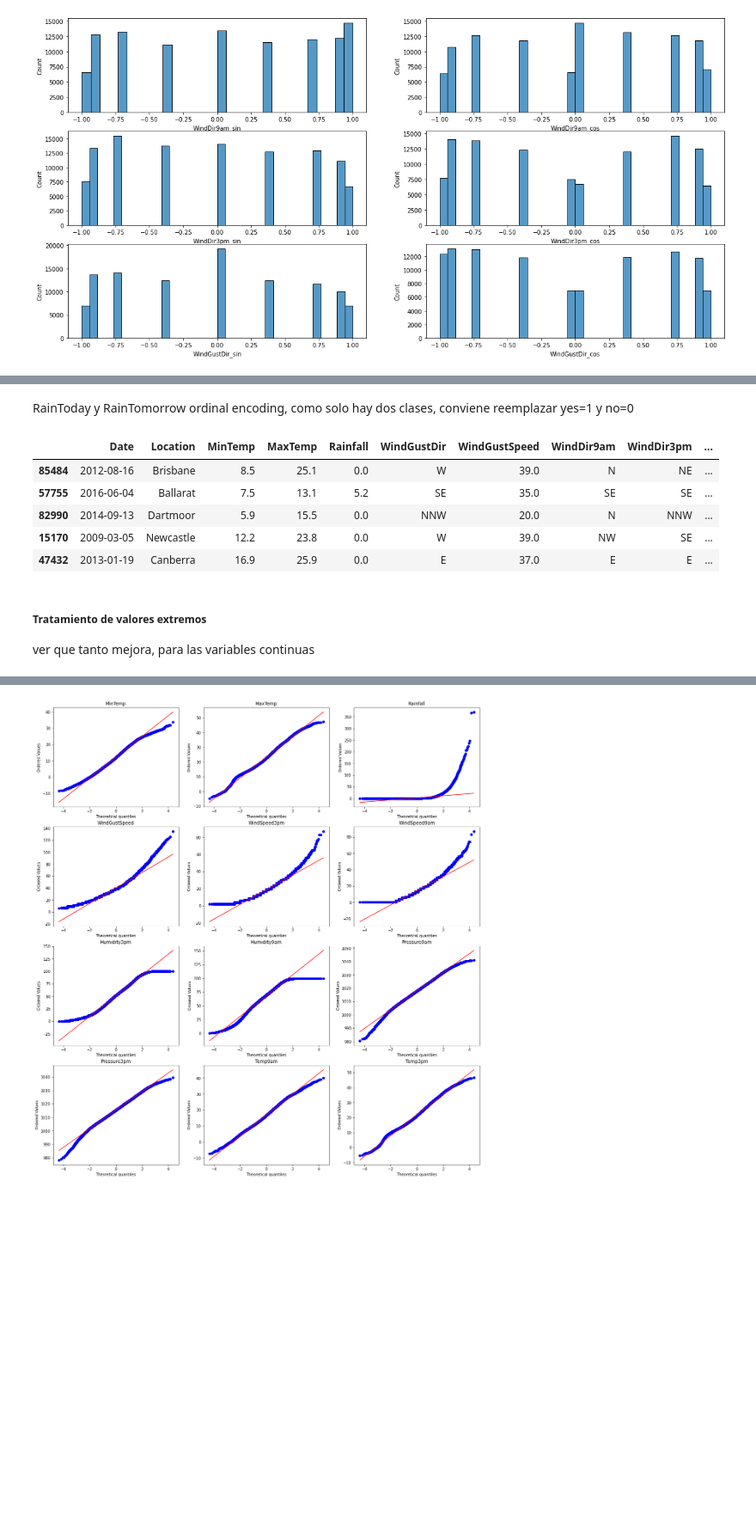
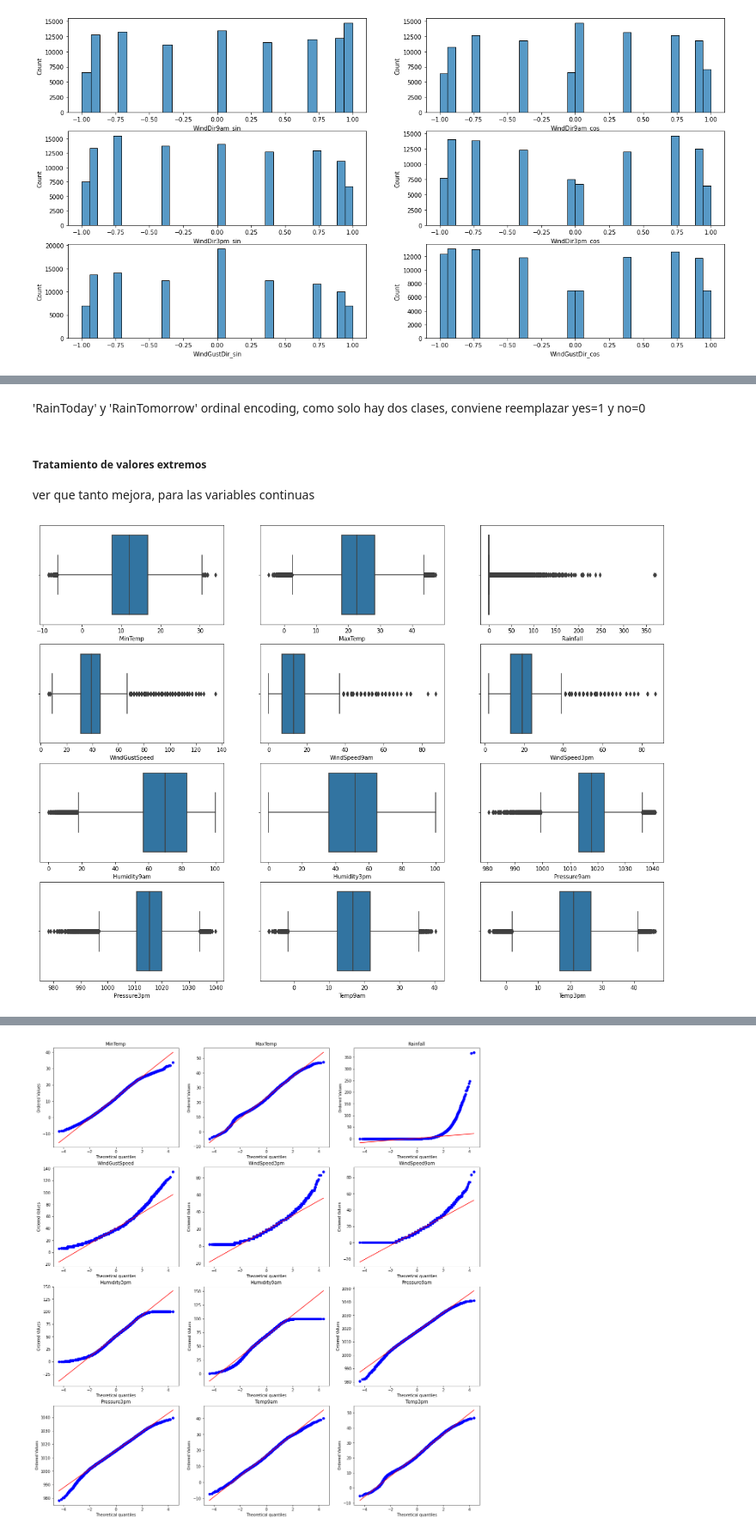
Before and after one commit to freddy120/ad_ceia, a Jupyter notebook: notebooks/tpintegrador/TP Integrador Análisis de datos.ipynb, the cells around one changed output, grey strips where cells are left out. Shown at 86% size. Saved outputs shown, nothing was run; the diff lists cells and outputs as text; code cells hidden in the pictures; blank space fills up the shorter version.

```diff
--- a/notebooks/tpintegrador/TP Integrador Análisis de datos.ipynb
+++ b/notebooks/tpintegrador/TP Integrador Análisis de datos.ipynb
@@ -793,18 +670,23 @@ train_df[['WindDir3pm_sin', 'WindDir3pm_cos']].describe()
 # %% [markdown]
-RainToday y RainTomorrow
+'RainToday' y 'RainTomorrow'
 ordinal encoding, como solo hay dos clases, conviene reemplazar yes=1 y no=0
 # %%
 train_df.loc[:, 'RainToday_enc'] = train_df['RainToday'].replace(('Yes', 'No'), (1, 0))
 train_df.loc[:, 'RainTomorrow_enc'] = train_df['RainTomorrow'].replace(('Yes', 'No'), (1, 0))
-# %%
-train_df.head()
-# %% [output]
-|  | Date | Location | MinTemp | MaxTemp | Rainfall | WindGustDir | WindGustSpeed | WindDir9am | WindDir3pm | ... |
-| 85484 | 2012-08-16 | Brisbane | 8.5 | 25.1 | 0.0 | W | 39.0 | N | NE | ... |
-| 57755 | 2016-06-04 | Ballarat | 7.5 | 13.1 | 5.2 | SE | 35.0 | SE | SE | ... |
-| 82990 | 2014-09-13 | Dartmoor | 5.9 | 15.5 | 0.0 | NNW | 20.0 | N | NNW | ... |
-| 15170 | 2009-03-05 | Newcastle | 12.2 | 23.8 | 0.0 | W | 39.0 | NW | SE | ... |
-| 47432 | 2013-01-19 | Canberra | 16.9 | 25.9 | 0.0 | E | 37.0 | E | E | ... |
 # %% [markdown]
 ##### Tratamiento de valores extremos
 ver que tanto mejora, para las variables continuas
+# %%
+columns = ['MinTemp', 'MaxTemp', 'Rainfall', 'WindGustSpeed', 'WindSpeed9am', 'WindSpeed3pm', 'Humidity9am', 'Humidity3pm', 'Pressure9am', 'Pressure3pm', 'Temp9am', 'Temp3pm']
+# %%
+def boxplots(df, columns):
+    fig, axes =plt.subplots(4,3, figsize=(20,15))
+    i = 0
+    for ax in axes.reshape(-1):
+        if i< len(columns):
+            sns.boxplot(data = df, x = columns[i], ax=ax)
+            i+=1
+
+boxplots(train_df, columns)
+# %% [output]
+[figure, added]
```
Also changed, not shown: parts of 56 cells of this notebook, 3 other files.
